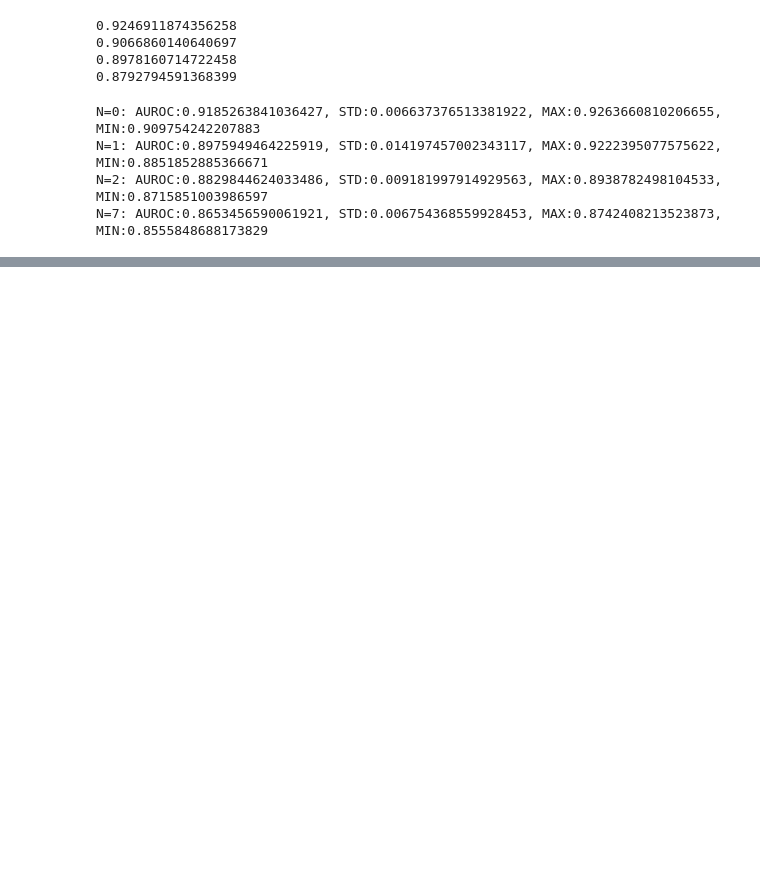
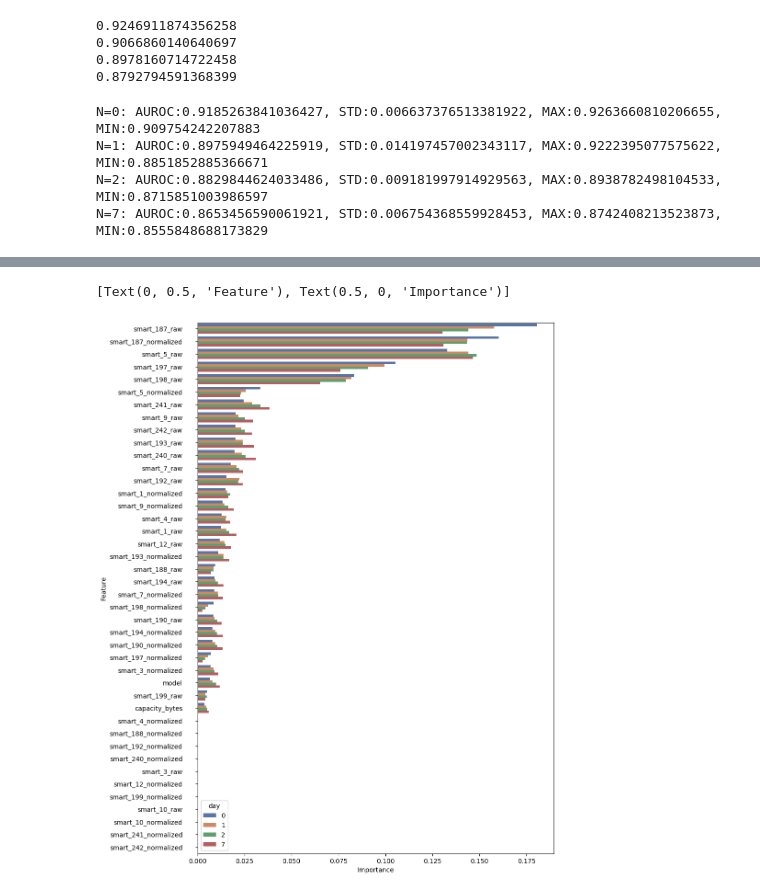
Before and after one commit to mclean-a/com748, a Jupyter notebook: src/machine_learning/random_forrest.ipynb, the cells around one changed output, grey strips where cells are left out. Cells and saved outputs as stored; diff of their text form; code cells hidden in the pictures; blank space fills up the shorter version.

```diff
--- a/src/machine_learning/random_forrest.ipynb
+++ b/src/machine_learning/random_forrest.ipynb
@@ -373,0 +394,9 @@ N=7: AUROC:0.8653456590061921, STD:0.006754368559928453, MAX:0.8742408213523873,
+# %%
+features['feature'] = features.index
+wide_to_long = pd.wide_to_long(features, stubnames=['day_minus'], i='feature', j='day', sep="_", suffix=r"(?:\d+|n)").reset_index()
+
+plt.figure(figsize=(10,15))
+sns.barplot(data=wide_to_long, y='feature', x='day_minus', hue='day', palette='deep', orient='y').set(ylabel='Feature', xlabel='Importance')
+# %% [output]
+[Text(0, 0.5, 'Feature'), Text(0.5, 0, 'Importance')]
+[figure, added]
```
Also changed, not shown: parts of 4 cells of this notebook, 1 other file.
